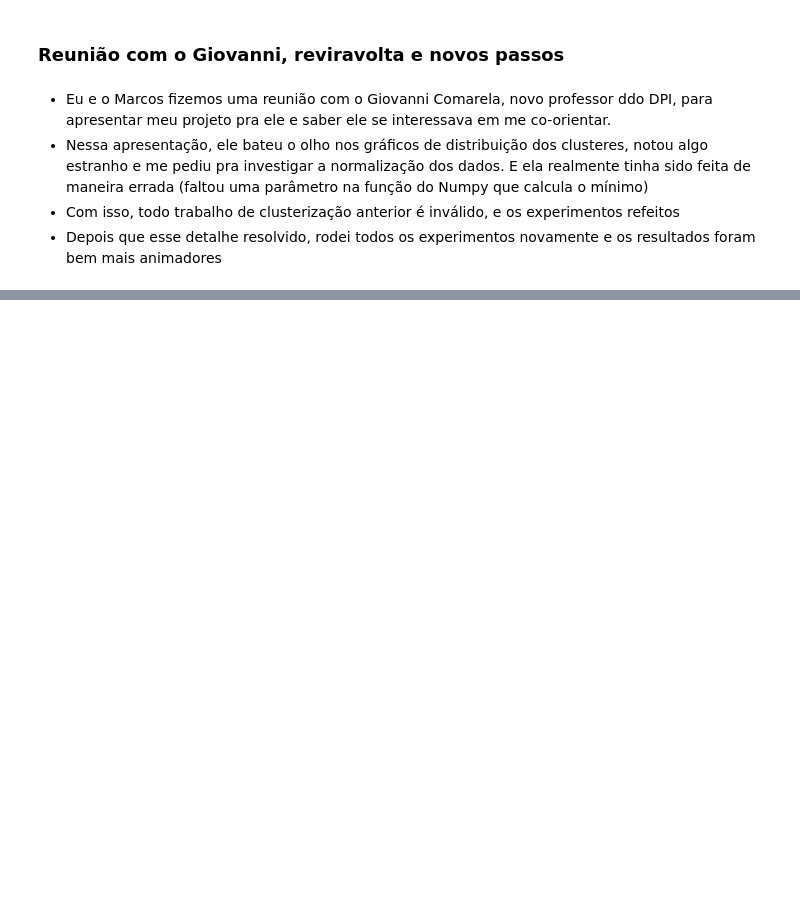
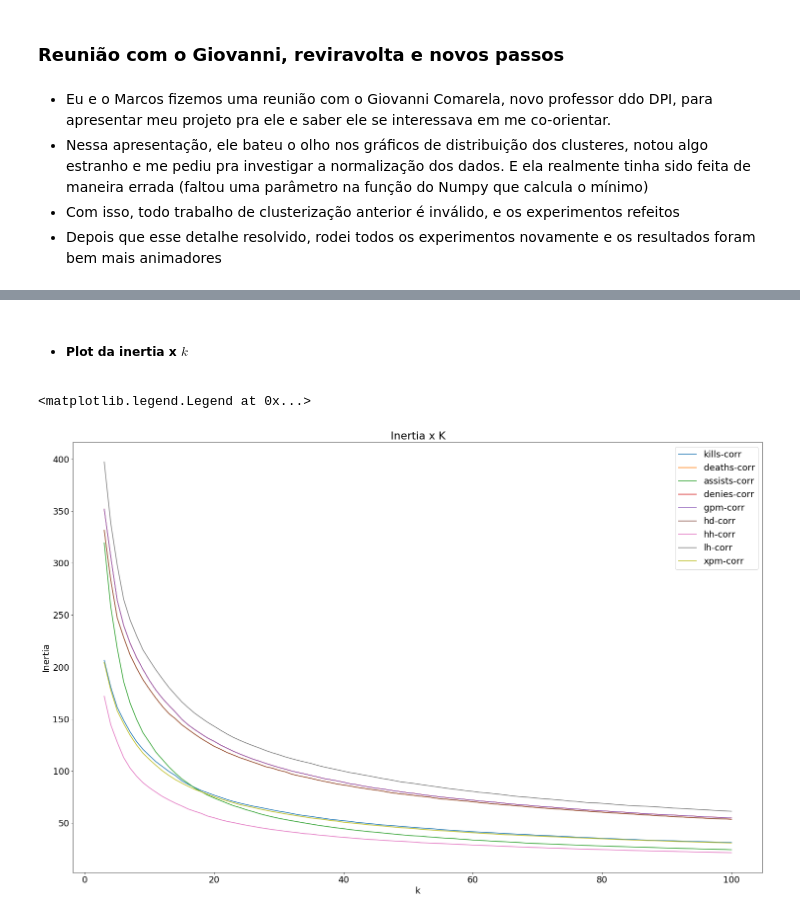
Before and after one commit to gaabrielfranco/notebooks-tcc, a Jupyter notebook: notebooks/log-tcc.ipynb, the cells around one changed output, grey strips where cells are left out. Drawn from its saved outputs; the diff is of its cells as text; code cells hidden in the pictures; blank space fills up the shorter version.

```diff
--- a/notebooks/log-tcc.ipynb
+++ b/notebooks/log-tcc.ipynb
@@ -415,0 +521,28 @@ Image(filename='data/hd-corr_pie.png')
+# %% [markdown]
+- ##### Plot da inertia x $k$
+# %%
+%matplotlib inline
+import json
+import matplotlib.pyplot as plt
+
+# Fig params
+plt.rcParams["figure.figsize"] = (25, 16)
+plt.rcParams['font.size'] = 18.0
+
+# Colocar os dados de todos os experimentos aqui
+with open('data/output_k_analysis.json') as fh:
+    k_analysis = json.load(fh)
+
+legends = []
+
+for experiment in k_analysis:
+    plt.plot(k_analysis[experiment]['n_clusters'], k_analysis[experiment]['inertia'])
+    legends.append(experiment)
+
+plt.title("Inertia x K")
+plt.ylabel("Inertia")
+plt.xlabel("k")
+plt.legend(legends)
+# %% [output]
+<matplotlib.legend.Legend at 0x...>
+[figure, added]
```
Also changed, not shown: parts of 23 cells of this notebook, 7 other files.
